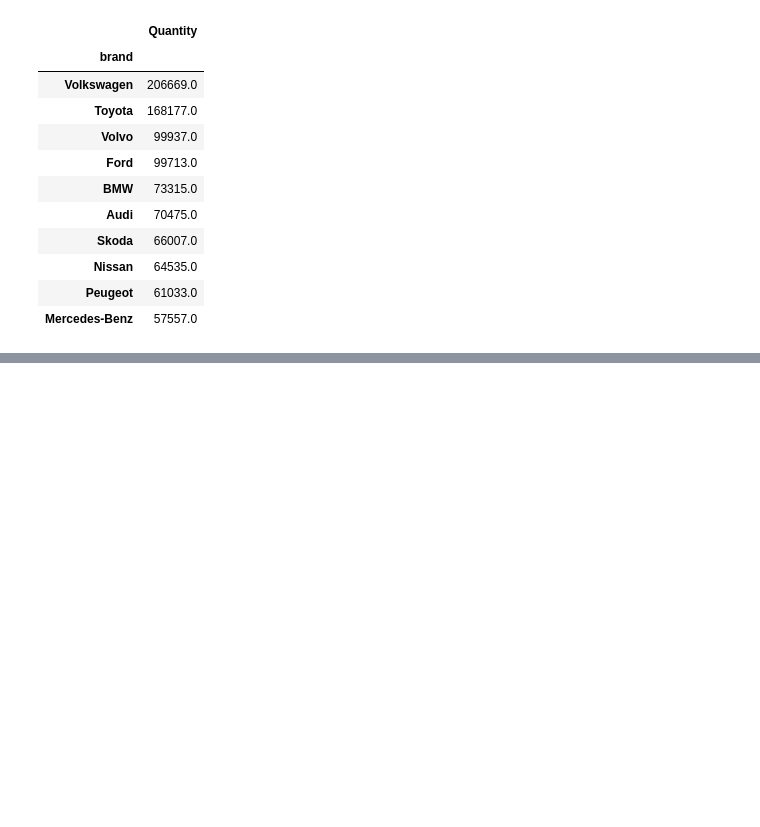
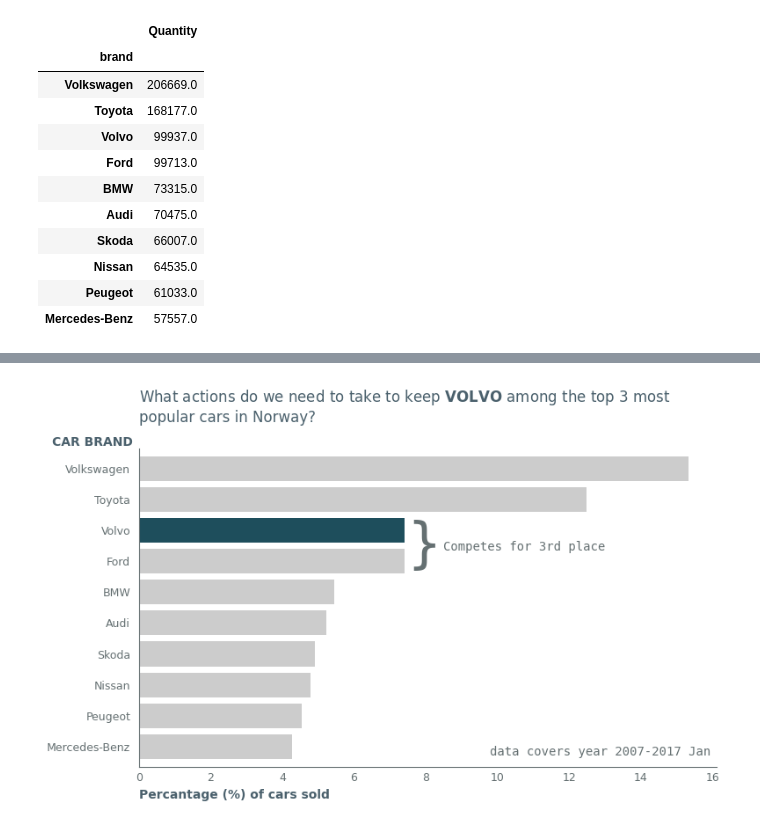
Before and after one commit to Nirre23/data_visualization, a Jupyter notebook: code_alongs/04_storytelling/storytelling.ipynb, the cells around one changed output, grey strips where cells are left out. Cells and saved outputs as stored; diff of their text form; code cells hidden in the pictures; blank space fills up the shorter version.

```diff
--- a/code_alongs/04_storytelling/storytelling.ipynb
+++ b/code_alongs/04_storytelling/storytelling.ipynb
@@ -75,0 +93,5 @@ fig.savefig('figures/norway_by_make.png', dpi=300)
+# %%
+df_percentage_top10 = df_percentage.iloc[:10]
+colors = [GRAY_1]*len(df_percentage.iloc[:10])
+colors[2] = BLUE_1
+colors
@@ -75,0 +109,44 @@ fig.savefig('figures/norway_by_make.png', dpi=300)
+# %%
+ax = df_percentage_top10.iloc[:10].plot(
+    kind='barh',
+    ylabel='Number of cars',
+    figsize=(8,5),
+    width=0.8,
+    color = colors)
+
+ax.invert_yaxis()
+# remove clutter from the plot
+
+ax.spines[['top','right']].set_visible(False)
+ax.spines[['left','bottom']].set_color(GRAY_2)
+ax.tick_params(axis='both', colors=GRAY_2,labelsize=9,length= 0,pad = 5)
+ax.tick_params(axis = 'y' ,pad = 7)
+
+# Title and labels
+ax.set_title("What actions do we need to take to keep "
+             +  r"$\bf{VOLVO}$"
+             " among the top 3 most\npopular cars in Norway?",
+             loc = 'left',
+             color = GRAY_3,
+             pad = 22)
+ax.set_ylabel ('CAR BRAND',color = GRAY_3,fontweight = 'bold',rotation = 0)
+ax.set_xlabel ('Percantage (%) of cars sold',color = GRAY_3,fontweight = 'bold',loc = 'left')
+ax.yaxis.set_label_coords(-0.08,1)
+
+# annotation proximity principle
+ax.annotate(xy = (7.5,3), text= "}",
+        fontsize = 45,
+        color = GRAY_2,
+        family = 'monospace')
+ax.annotate(xy = (8.5,2.64),
+        text= "Competes for 3rd place",
+        fontsize = 10,
+        color = GRAY_2,
+        family = 'monospace')
+ax.annotate(xy = (9.8,9.3),
+        text = "data covers year 2007-2017 Jan",fontsize = 10,color = GRAY_2,family = 'monospace')
+fig = ax.get_figure()
+fig.tight_layout()
+fig.savefig('figures/norway_by_make_top10.png', dpi=300)
+# %% [output]
+[figure, added]
```
Also changed, not shown: parts of 4 cells of this notebook, 2 other files.
